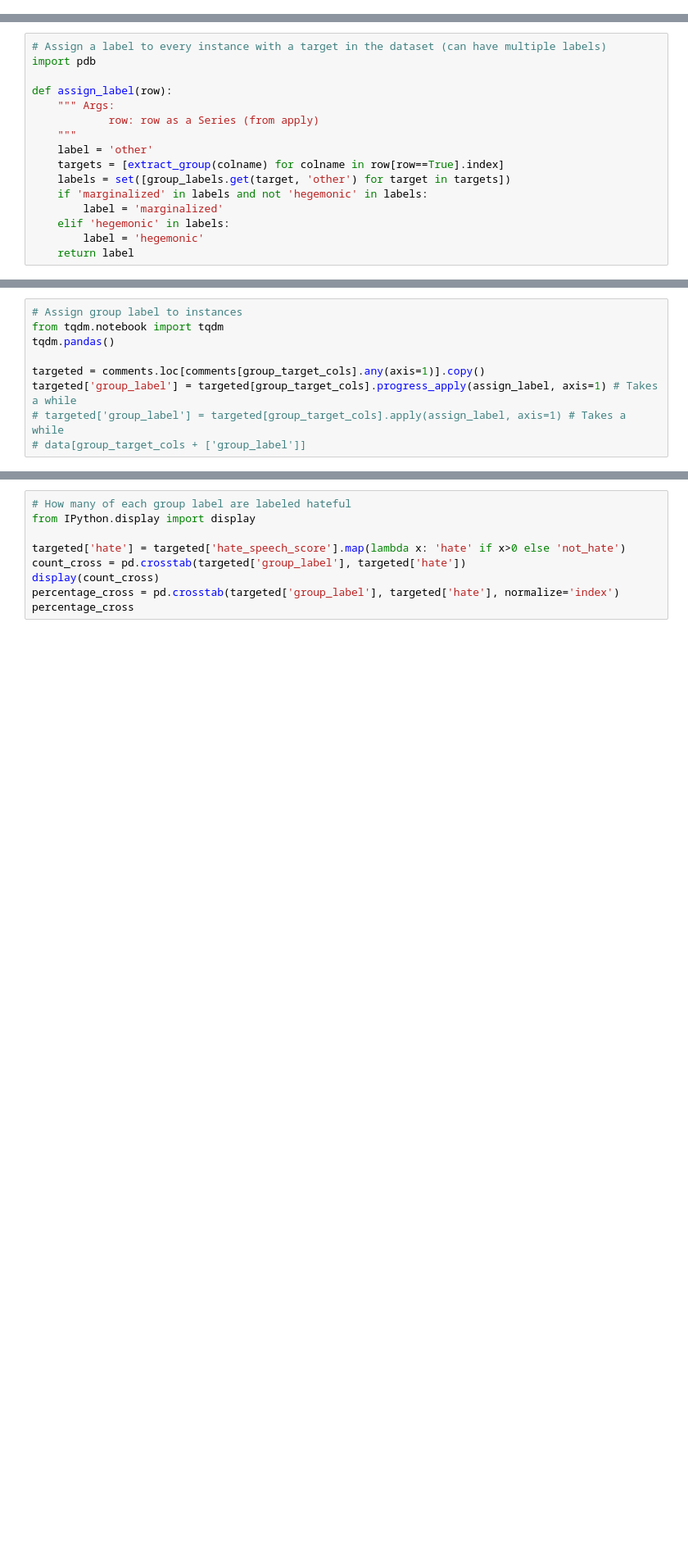
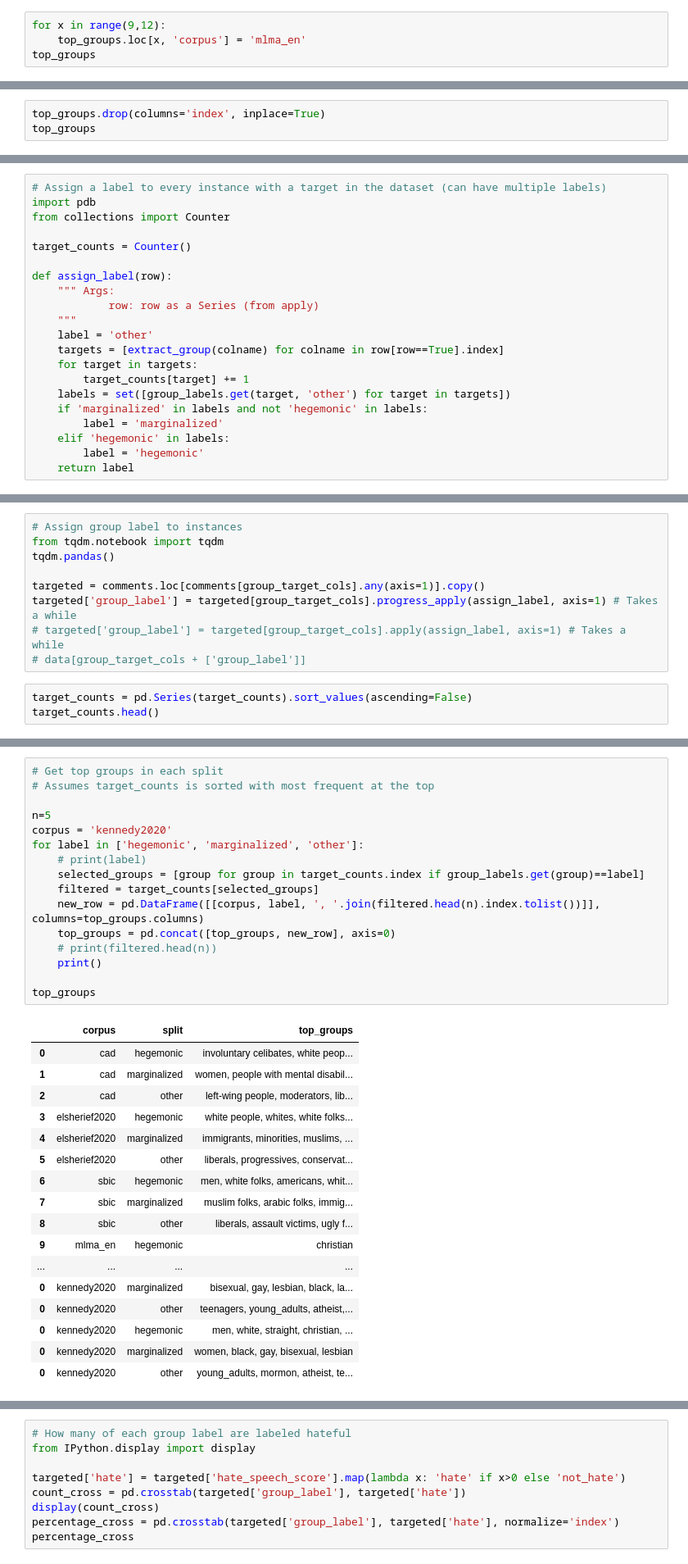
Before and after one commit to michaelmilleryoder/hate_speech_identities, a Jupyter notebook: jupyter/datasets.ipynb, the cells around one changed output, grey strips where cells are left out. Shown at 82% size. Saved outputs shown, nothing was run; the diff lists cells and outputs as text; blank space fills up the shorter version.

Commit message:
top groups/dataset

```diff
--- a/jupyter/datasets.ipynb
+++ b/jupyter/datasets.ipynb
@@ -671,0 +757,4 @@ data.loc[data['group']=='other']
+# %%
+for x in range(9,12):
+    top_groups.loc[x, 'corpus'] = 'mlma_en'
+top_groups
@@ -671,0 +775,3 @@ data.loc[data['group']=='other']
+# %%
+top_groups.drop(columns='index', inplace=True)
+top_groups
@@ -760,6 +880,9 @@ print(n_targeted)
 # %%
 # Assign a label to every instance with a target in the dataset (can have multiple labels)
 import pdb
+from collections import Counter
+
+target_counts = Counter()
 
 def assign_label(row):
     """ Args:
@@ -767,6 +890,8 @@ def assign_label(row):
     """
     label = 'other'
     targets = [extract_group(colname) for colname in row[row==True].index]
+    for target in targets:
+        target_counts[target] += 1
     labels = set([group_labels.get(target, 'other') for target in targets])
     if 'marginalized' in labels and not 'hegemonic' in labels:
         label = 'marginalized'
@@ -787,3 +912,6 @@ targeted = comments.loc[comments[group_target_cols].any(axis=1)].copy()
 targeted['group_label'] = targeted[group_target_cols].progress_apply(assign_label, axis=1) # Takes a while
 # targeted['group_label'] = targeted[group_target_cols].apply(assign_label, axis=1) # Takes a while
 # data[group_target_cols + ['group_label']]
+# %%
+target_counts = pd.Series(target_counts).sort_values(ascending=False)
+target_counts.head()
@@ -801,0 +957,34 @@ group_label_distros
+# %%
+# Get top groups in each split
+# Assumes target_counts is sorted with most frequent at the top
+
+n=5
+corpus = 'kennedy2020'
+for label in ['hegemonic', 'marginalized', 'other']:
+    # print(label)
+    selected_groups = [group for group in target_counts.index if group_labels.get(group)==label]
+    filtered = target_counts[selected_groups]
+    new_row = pd.DataFrame([[corpus, label, ', '.join(filtered.head(n).index.tolist())]], columns=top_groups.columns)
+    top_groups = pd.concat([top_groups, new_row], axis=0)
+    # print(filtered.head(n))
+    print()
+
+top_groups
+# %% [output]
+|  | corpus | split | top_groups |
+| 0 | cad | hegemonic | involuntary celibates, white peop... |
+| 1 | cad | marginalized | women, people with mental disabil... |
+| 2 | cad | other | left-wing people, moderators, lib... |
+| 3 | elsherief2020 | hegemonic | white people, whites, white folks... |
+| 4 | elsherief2020 | marginalized | immigrants, minorities, muslims, ... |
+| 5 | elsherief2020 | other | liberals, progressives, conservat... |
+| 6 | sbic | hegemonic | men, white folks, americans, whit... |
+| 7 | sbic | marginalized | muslim folks, arabic folks, immig... |
+| 8 | sbic | other | liberals, assault victims, ugly f... |
+| 9 | mlma_en | hegemonic | christian |
+| ... | ... | ... | ... |
+| 0 | kennedy2020 | marginalized | bisexual, gay, lesbian, black, la... |
+| 0 | kennedy2020 | other | teenagers, young_adults, atheist,... |
+| 0 | kennedy2020 | hegemonic | men, white, straight, christian, ... |
+| 0 | kennedy2020 | marginalized | women, black, gay, bisexual, lesbian |
+| 0 | kennedy2020 | other | young_adults, mormon, atheist, te... |
```
Also changed, not shown: parts of 23 cells of this notebook.
